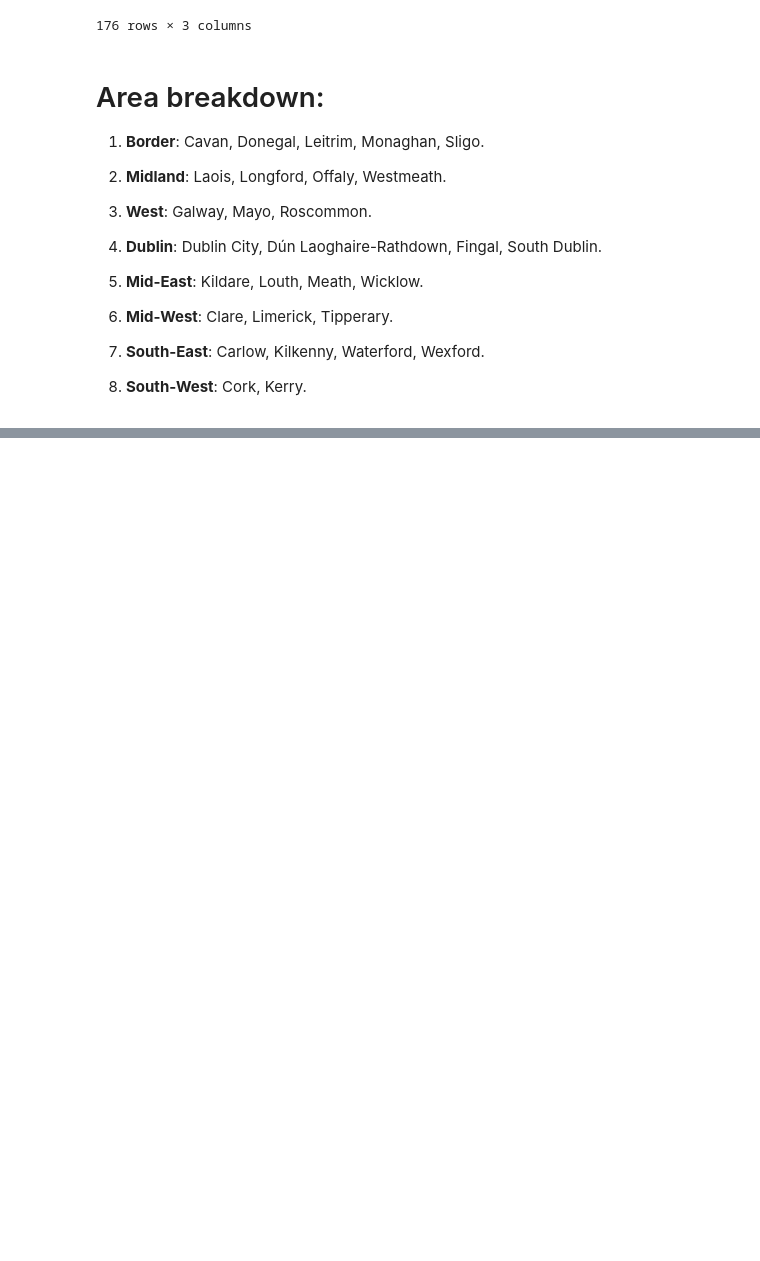
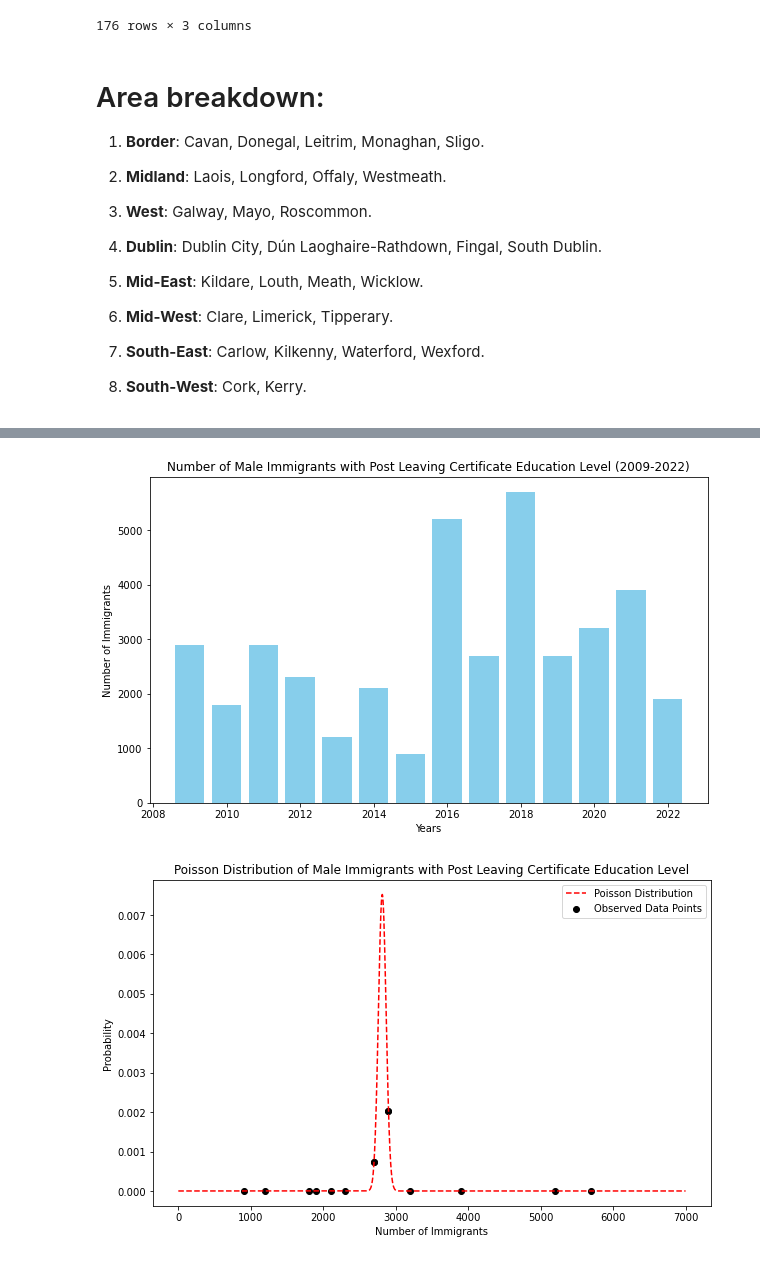
Before and after one commit to JoseRicoCct/CA1_Integrated_Assesment_MSc_Data_Analytics_CCT_Semester_1, a Jupyter notebook: CA1_Semester1.ipynb, the cells around one changed output, grey strips where cells are left out. Drawn from its saved outputs; the diff is of its cells as text; code cells hidden in the pictures; blank space fills up the shorter version.

```diff
--- a/CA1_Semester1.ipynb
+++ b/CA1_Semester1.ipynb
@@ -259,0 +386,37 @@ df2_Sum_Area_Year
+# %%
+import matplotlib.pyplot as plt
+import numpy as np
+from scipy.stats import poisson
+
+# Sample data (number of male immigrants with post leaving certificate education level over the years)
+years = np.array([2009, 2010, 2011, 2012, 2013, 2014, 2015, 2016, 2017, 2018, 2019, 2020, 2021, 2022])
+immigrants_count = np.array([2900, 1800, 2900, 2300, 1200, 2100, 900, 5200, 2700, 5700, 2700, 3200, 3900, 1900])
+
+# Plotting the data points
+plt.figure(figsize=(10, 6))
+plt.bar(years, immigrants_count, color='skyblue')
+plt.xlabel('Years')
+plt.ylabel('Number of Immigrants')
+plt.title('Number of Male Immigrants with Post Leaving Certificate Education Level (2009-2022)')
+plt.show()
+
+# Creating a Poisson distribution based on the data
+rate = np.mean(immigrants_count)  # Rate is the mean of the observed data
+poisson_dist = poisson(rate)
+
+# Generating the Poisson distribution
+x_values = np.arange(0, 7000, 1)  # Adjust the upper limit of the range based on your data
+y_values = poisson_dist.pmf(x_values)
+
+# Plotting the Poisson distribution
+plt.figure(figsize=(10, 6))
+plt.plot(x_values, y_values, 'r--', label='Poisson Distribution')
+plt.scatter(immigrants_count, poisson_dist.pmf(immigrants_count), color='black', label='Observed Data Points')
+plt.xlabel('Number of Immigrants')
+plt.ylabel('Probability')
+plt.title('Poisson Distribution of Male Immigrants with Post Leaving Certificate Education Level')
+plt.legend()
+plt.show()
+# %% [output]
+[figure, added]
+[figure, added]
```
Also changed, not shown: parts of 57 cells of this notebook.
